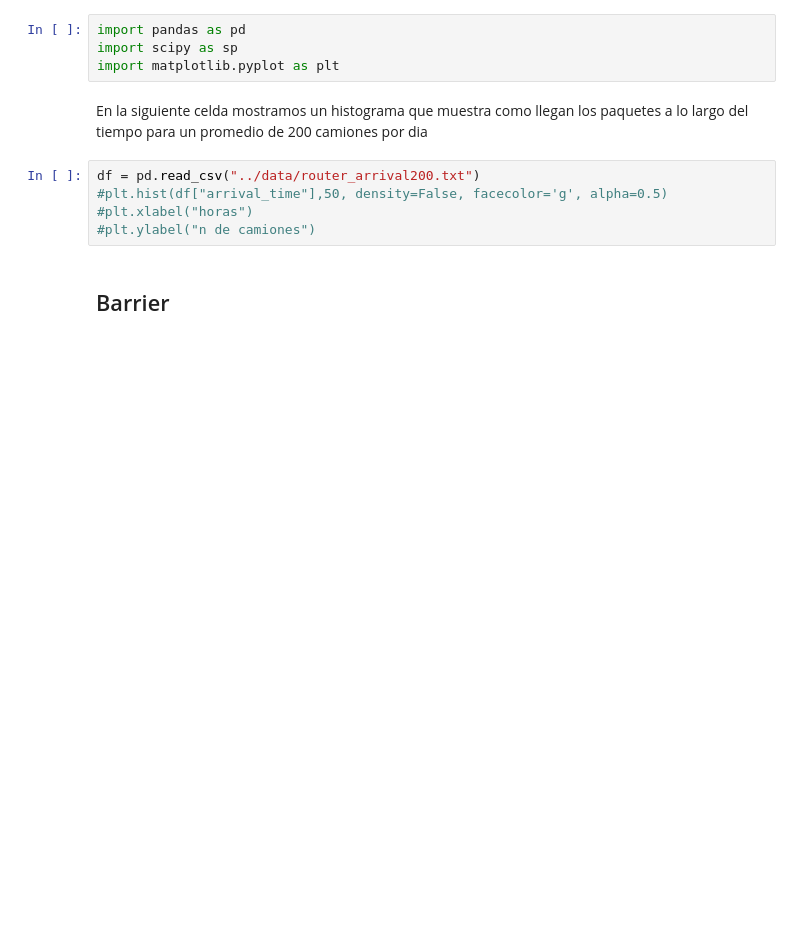
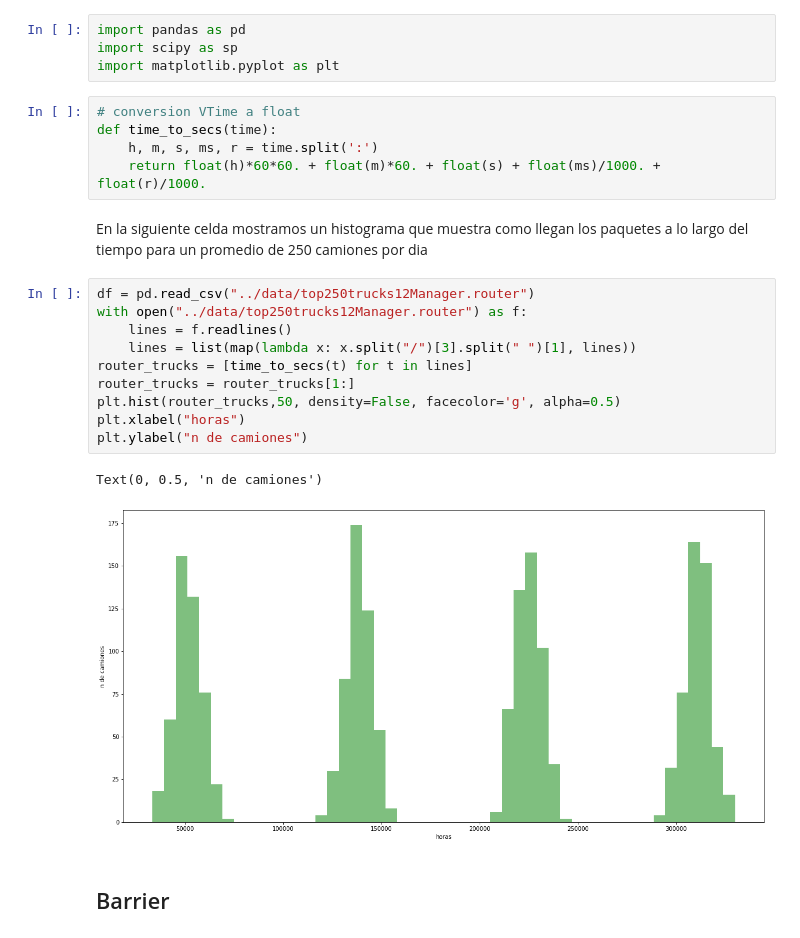
Before and after one commit to mcarreiro/dc-sed-tp1-2022, a Jupyter notebook: notebooks/inbound.ipynb, the cells around one changed output. Saved outputs shown, nothing was run; the diff lists cells and outputs as text; blank space fills up the shorter version.

```diff
--- a/notebooks/inbound.ipynb
+++ b/notebooks/inbound.ipynb
@@ -38,13 +40,26 @@ Mas interesante es la distribucion de llegada de camiones. Decidimos modelar est
 import pandas as pd
 import scipy as sp
 import matplotlib.pyplot as plt
+# %%
+# conversion VTime a float
+def time_to_secs(time):
+    h, m, s, ms, r = time.split(':')
+    return float(h)*60*60. + float(m)*60. + float(s) + float(ms)/1000. + float(r)/1000.
 # %% [markdown]
-En la siguiente celda mostramos un histograma que muestra como llegan los paquetes a lo largo del tiempo para un promedio de 200 camiones por dia
+En la siguiente celda mostramos un histograma que muestra como llegan los paquetes a lo largo del tiempo para un promedio de 250 camiones por dia
 # %%
-df = pd.read_csv("../data/router_arrival200.txt")
-#plt.hist(df["arrival_time"],50, density=False, facecolor='g', alpha=0.5)
-#plt.xlabel("horas")
-#plt.ylabel("n de camiones")
+df = pd.read_csv("../data/top250trucks12Manager.router")
+with open("../data/top250trucks12Manager.router") as f:
+    lines = f.readlines()
+    lines = list(map(lambda x: x.split("/")[3].split(" ")[1], lines))
+router_trucks = [time_to_secs(t) for t in lines]
+router_trucks = router_trucks[1:]
+plt.hist(router_trucks,50, density=False, facecolor='g', alpha=0.5)
+plt.xlabel("horas")
+plt.ylabel("n de camiones")
+# %% [output]
+Text(0, 0.5, 'n de camiones')
+[figure, added]
 # %% [markdown]
 ## Barrier
 # %% [markdown]
```
Also changed, not shown: parts of 49 cells of this notebook, 22 other files.
